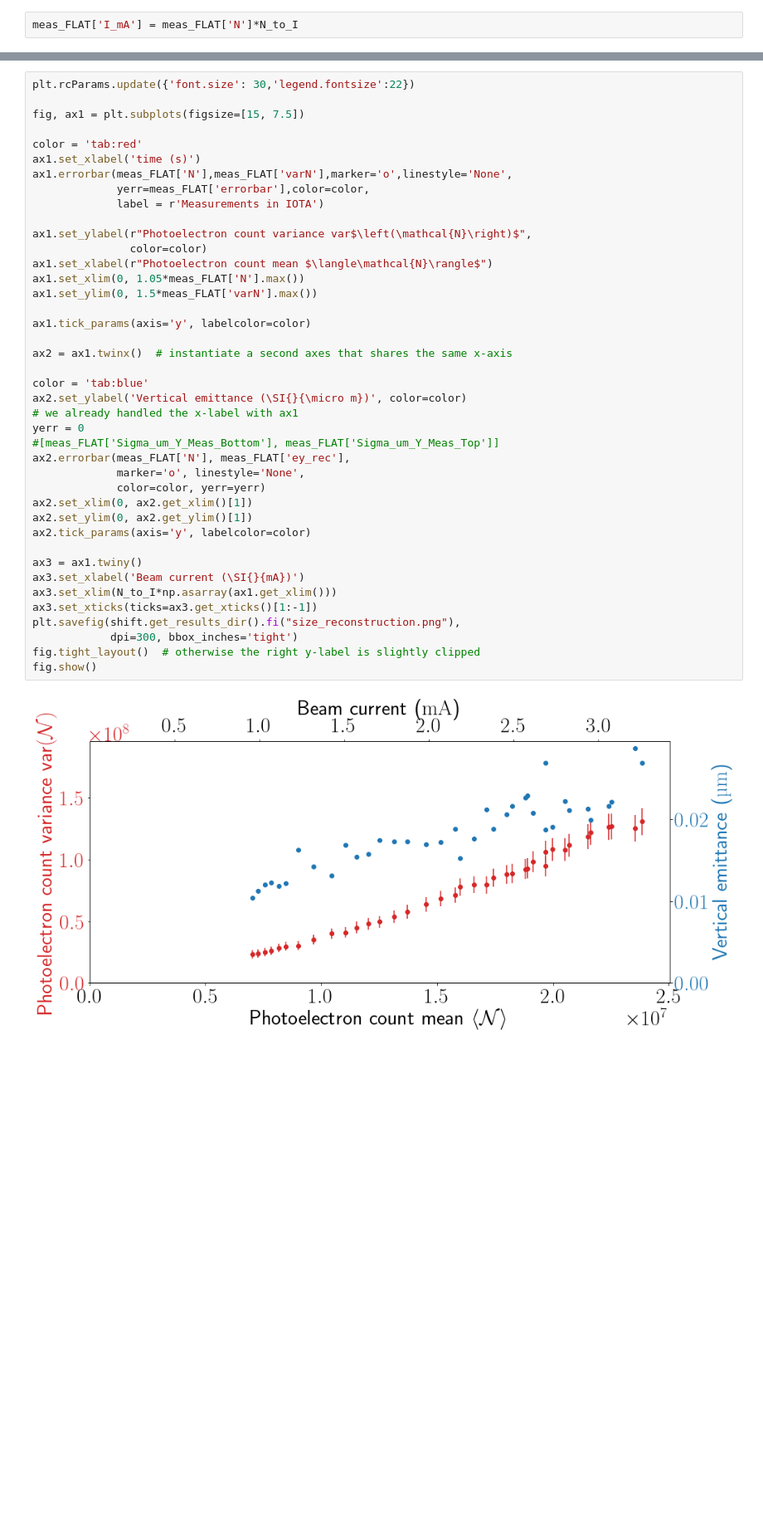
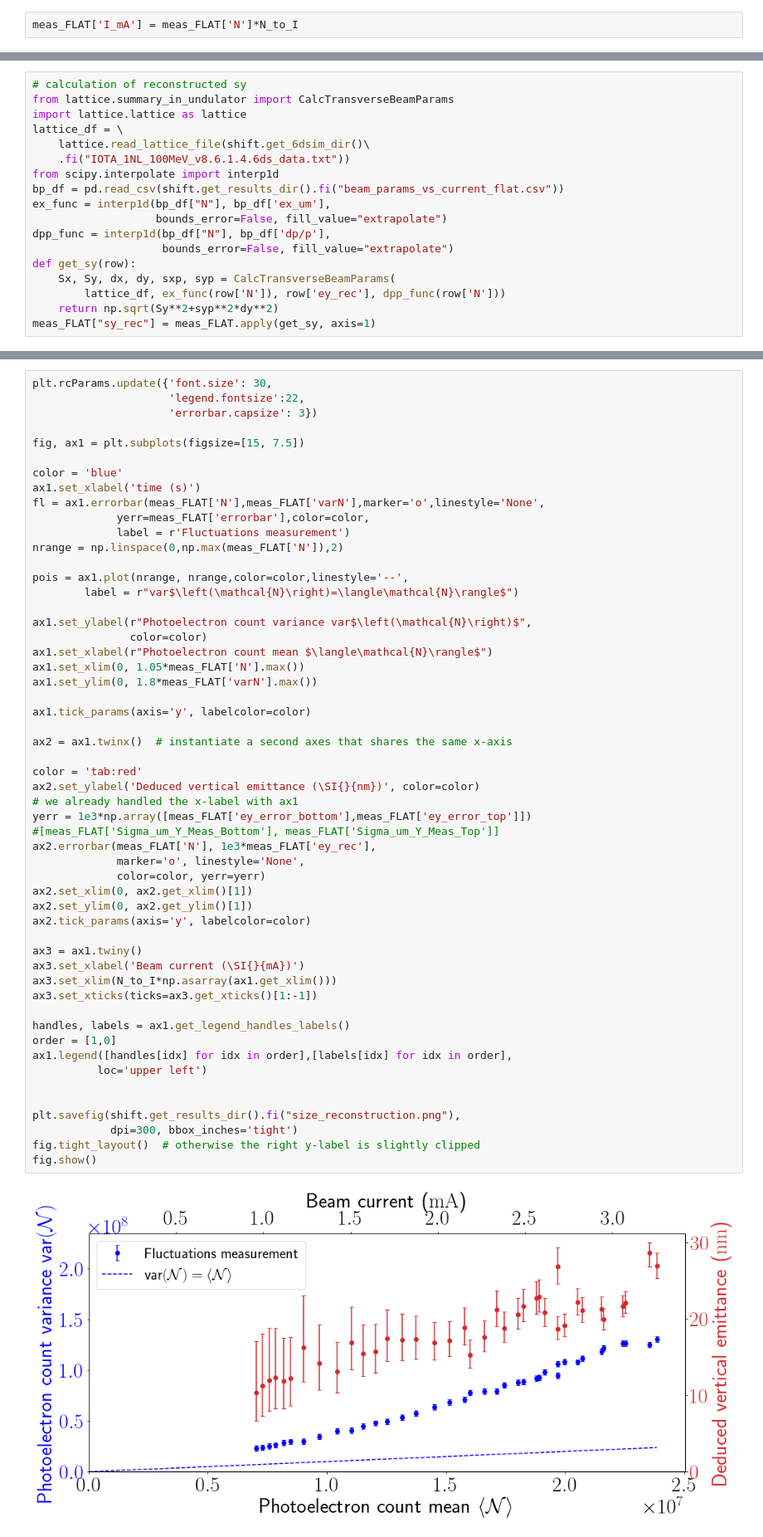
Before and after one commit to IharLobach/fur, a Jupyter notebook: shifts/shift_03_16_2020/flat/plot_flat.ipynb, the cells around one changed output, grey strips where cells are left out. Shown at 83% size. Drawn from its saved outputs; the diff is of its cells as text; blank space fills up the shorter version.

Commit message:
made figures for PRL draft v1

```diff
--- a/shifts/shift_03_16_2020/flat/plot_flat.ipynb
+++ b/shifts/shift_03_16_2020/flat/plot_flat.ipynb
@@ -84,0 +93,18 @@ plt.show()
+# %%
+# calculation of reconstructed sy
+from lattice.summary_in_undulator import CalcTransverseBeamParams
+import lattice.lattice as lattice
+lattice_df = \
+    lattice.read_lattice_file(shift.get_6dsim_dir()\
+    .fi("IOTA_1NL_100MeV_v8.6.1.4.6ds_data.txt"))
+from scipy.interpolate import interp1d
+bp_df = pd.read_csv(shift.get_results_dir().fi("beam_params_vs_current_flat.csv"))
+ex_func = interp1d(bp_df["N"], bp_df['ex_um'],
+                   bounds_error=False, fill_value="extrapolate")
+dpp_func = interp1d(bp_df["N"], bp_df['dp/p'],
+                    bounds_error=False, fill_value="extrapolate")
+def get_sy(row):
+    Sx, Sy, dx, dy, sxp, syp = CalcTransverseBeamParams(
+        lattice_df, ex_func(row['N']), row['ey_rec'], dpp_func(row['N']))
+    return np.sqrt(Sy**2+syp**2*dy**2)
+meas_FLAT["sy_rec"] = meas_FLAT.apply(get_sy, axis=1)
@@ -85,46 +114,59 @@ plt.show()
 # %%
-plt.rcParams.update({'font.size': 30,'legend.fontsize':22})
+plt.rcParams.update({'font.size': 30,
+                     'legend.fontsize':22,
+                     'errorbar.capsize': 3})
 
 fig, ax1 = plt.subplots(figsize=[15, 7.5])
 
-color = 'tab:red'
+color = 'blue'
 ax1.set_xlabel('time (s)')
-ax1.errorbar(meas_FLAT['N'],meas_FLAT['varN'],marker='o',linestyle='None',
+fl = ax1.errorbar(meas_FLAT['N'],meas_FLAT['varN'],marker='o',linestyle='None',
              yerr=meas_FLAT['errorbar'],color=color,
-             label = r'Measurements in IOTA')
+             label = r'Fluctuations measurement')
+nrange = np.linspace(0,np.max(meas_FLAT['N']),2)
+
+pois = ax1.plot(nrange, nrange,color=color,linestyle='--',
+        label = r"var$\left(\mathcal{N}\right)=\langle\mathcal{N}\rangle$")
 
 ax1.set_ylabel(r"Photoelectron count variance var$\left(\mathcal{N}\right)$",
                color=color)
 ax1.set_xlabel(r"Photoelectron count mean $\langle\mathcal{N}\rangle$")
 ax1.set_xlim(0, 1.05*meas_FLAT['N'].max())
-ax1.set_ylim(0, 1.5*meas_FLAT['varN'].max())
+ax1.set_ylim(0, 1.8*meas_FLAT['varN'].max())
 
 ax1.tick_params(axis='y', labelcolor=color)
 
 ax2 = ax1.twinx()  # instantiate a second axes that shares the same x-axis
 
-color = 'tab:blue'
-ax2.set_ylabel('Vertical emittance (\SI{}{\micro m})', color=color)
+color = 'tab:red'
+ax2.set_ylabel('Deduced vertical emittance (\SI{}{nm})', color=color)
 # we already handled the x-label with ax1
-yerr = 0
+yerr = 1e3*np.array([meas_FLAT['ey_error_bottom'],meas_FLAT['ey_error_top']])
 #[meas_FLAT['Sigma_um_Y_Meas_Bottom'], meas_FLAT['Sigma_um_Y_Meas_Top']]
-ax2.errorbar(meas_FLAT['N'], meas_FLAT['ey_rec'],
+ax2.errorbar(meas_FLAT['N'], 1e3*meas_FLAT['ey_rec'],
              marker='o', linestyle='None',
              color=color, yerr=yerr)
 ax2.set_xlim(0, ax2.get_xlim()[1])
 ax2.set_ylim(0, ax2.get_ylim()[1])
 ax2.tick_params(axis='y', labelcolor=color)
 
 ax3 = ax1.twiny()
 ax3.set_xlabel('Beam current (\SI{}{mA})')
 ax3.set_xlim(N_to_I*np.asarray(ax1.get_xlim()))
 ax3.set_xticks(ticks=ax3.get_xticks()[1:-1])
+
+handles, labels = ax1.get_legend_handles_labels()
+order = [1,0]
+ax1.legend([handles[idx] for idx in order],[labels[idx] for idx in order],
+          loc='upper left')
+
+
 plt.savefig(shift.get_results_dir().fi("size_reconstruction.png"),
             dpi=300, bbox_inches='tight')
 fig.tight_layout()  # otherwise the right y-label is slightly clipped
 fig.show()
 # %% [output]
-[figure, old version]
+[figure, new version]
 # %%
 import figure_arrange_scripts as ff
 hor_separ = 0.05
```
Also changed, not shown: parts of 9 cells of this notebook, 4 other files.
